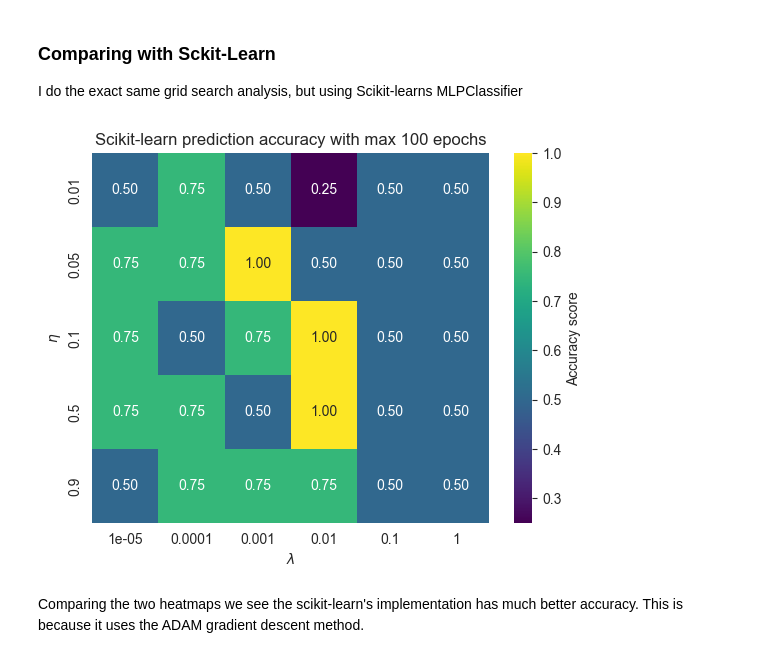
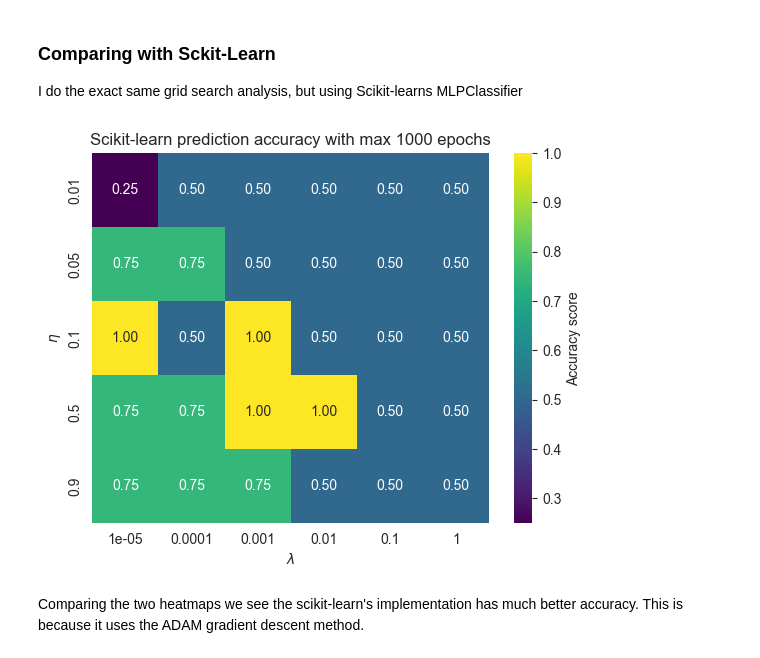
Before and after one commit to LassePladsen/FYS-STK3155-4155, a Jupyter notebook: Weekly exercises/43 & 44/Week 43 & 44 Lasse Pladsen.ipynb, the cells around one changed output. Saved outputs shown, nothing was run; the diff lists cells and outputs as text; code cells hidden in the pictures.

Commit message:
fixed wrong epoch logic in grid plots

```diff
--- a/Weekly exercises/43 & 44/Week 43 & 44 Lasse Pladsen.ipynb
+++ b/Weekly exercises/43 & 44/Week 43 & 44 Lasse Pladsen.ipynb
@@ -523,17 +522,16 @@ I want to find the best combination of the hyperparameters $\eta$ and $\lambda$.
 eta_vals = np.array([0.01, 0.05, 0.1, 0.5, 0.9])  # learning rates
 lmbd_vals = np.logspace(-5, 0, 6) # regularization rates
 target = yXOR  # choose which target gate to train on [yOR / yAND / yXOR]
-n_epochs = 100  # epochs for training
+n_epochs = 1000  # epochs for training
 
 # Iterate through parameters -> train -> save accuracy score to heatmap
 accuracy = np.zeros((eta_vals.size, lmbd_vals.size))
 for i, eta in enumerate(eta_vals):
     for j, lmbd in enumerate(lmbd_vals):
-        for k in range(n_epochs):
-            reset()
-            train(X, target, eta, lmbd, max_epochs=1000, prnt=False)
-            prediction = predict(feed_forward(X)[-1])
-            accuracy[i, j] = accuracy_score(target, prediction)
+        reset()
+        train(X, target, eta, lmbd, max_epochs=1000, prnt=False)
+        prediction = predict(feed_forward(X)[-1])
+        accuracy[i, j] = accuracy_score(target, prediction)
 
 # Accuracy score heatmap
 sns.heatmap(
@@ -557,7 +555,7 @@ We see that we have perfect accuracy for multiple parameter combinations, which
 ### Training with the best hyperparameters
 # %%
 # Parameters
-eta = 0.1  # learning rate
+eta = 0.5  # learning rate
 lmbd = 0.001  # regularization rate
 target = yXOR  # choose which target gate to train on [yOR / yAND / yXOR]
 n_epochs = 1000  # max no. epochs for training
@@ -613,36 +611,35 @@ I do the exact same grid search analysis, but using Scikit-learns MLPClassifier
 # %%
 # Parameters
 eta_vals = np.array([0.01, 0.05, 0.1, 0.5, 0.9])  # learning rates
 lmbd_vals = np.logspace(-5, 0, 6) # regularization rates
 target = yXOR  # choose which target gate to train on [yOR / yAND / yXOR]
-n_epochs = 100  # epochs for training
+n_epochs = 1000  # epochs for training
 
 # Iterate through parameters -> train -> save accuracy score to heatmap
 accuracy = np.zeros((eta_vals.size, lmbd_vals.size))
 for i, eta in enumerate(eta_vals):
     for j, lmbd in enumerate(lmbd_vals):
-        for k in range(n_epochs):
-            model = MLPClassifier(hidden_layer_sizes=n_hidden_nodes, activation='logistic',
-                                  alpha=lmbd, learning_rate_init=eta, max_iter=n_epochs)
-            model.fit(X, yXOR.ravel())
-            prediction = model.predict(X)
-            accuracy[i, j] = accuracy_score(target, prediction)
+        model = MLPClassifier(hidden_layer_sizes=n_hidden_nodes, activation='logistic',
+                              alpha=lmbd, learning_rate_init=eta, max_iter=n_epochs)
+        model.fit(X, yXOR.ravel())
+        prediction = model.predict(X)
+        accuracy[i, j] = accuracy_score(target, prediction)
 
 # Accuracy score heatmap
 sns.heatmap(
         accuracy,
         annot=True,
         fmt=".2f",
         xticklabels=[f"{lmbd:g}" for lmbd in lmbd_vals],
         yticklabels=[f"{eta:g}" for eta in eta_vals],
         cbar_kws={"label": "Accuracy score"},
         # cmap="RdBu",
         cmap="viridis",
 )
 plt.title(f"Scikit-learn prediction accuracy with max {n_epochs} epochs")
 plt.xlabel(r"$\lambda$")
 plt.ylabel(r"$\eta$");
 # %% [output]
-[figure, old version]
+[figure, new version]
 # %% [markdown]
 Comparing the two heatmaps we see the scikit-learn's implementation has much better accuracy. This is because it uses the ADAM gradient descent method.
```
Also changed, not shown: parts of 2 cells of this notebook.
